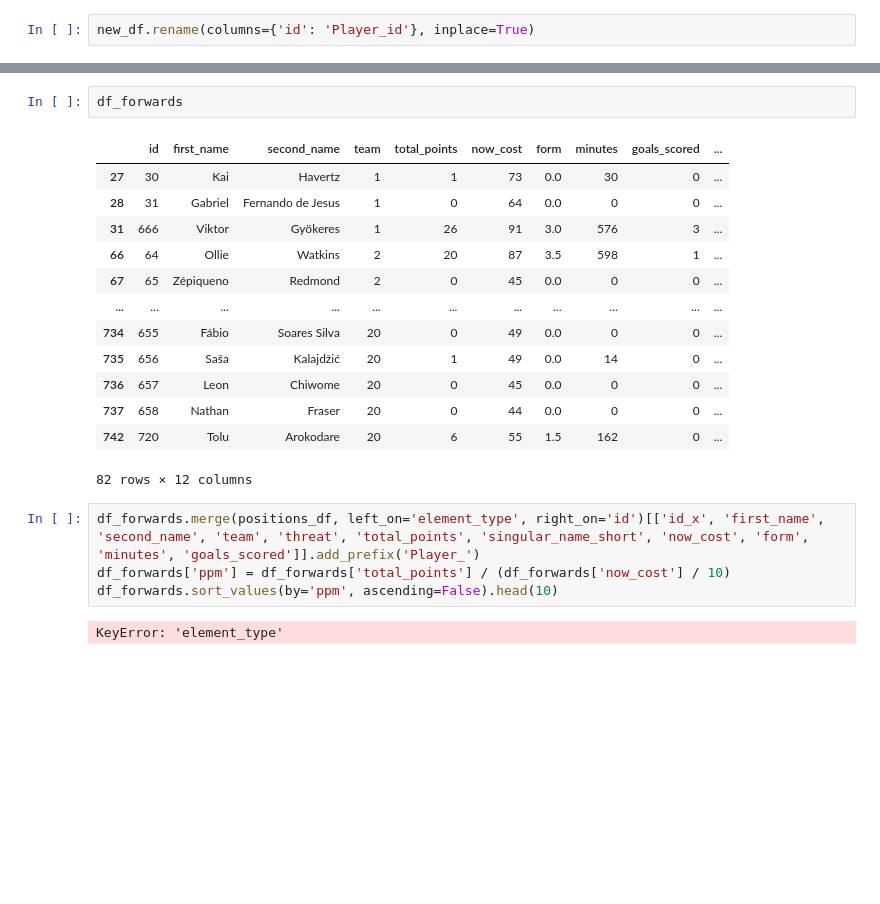
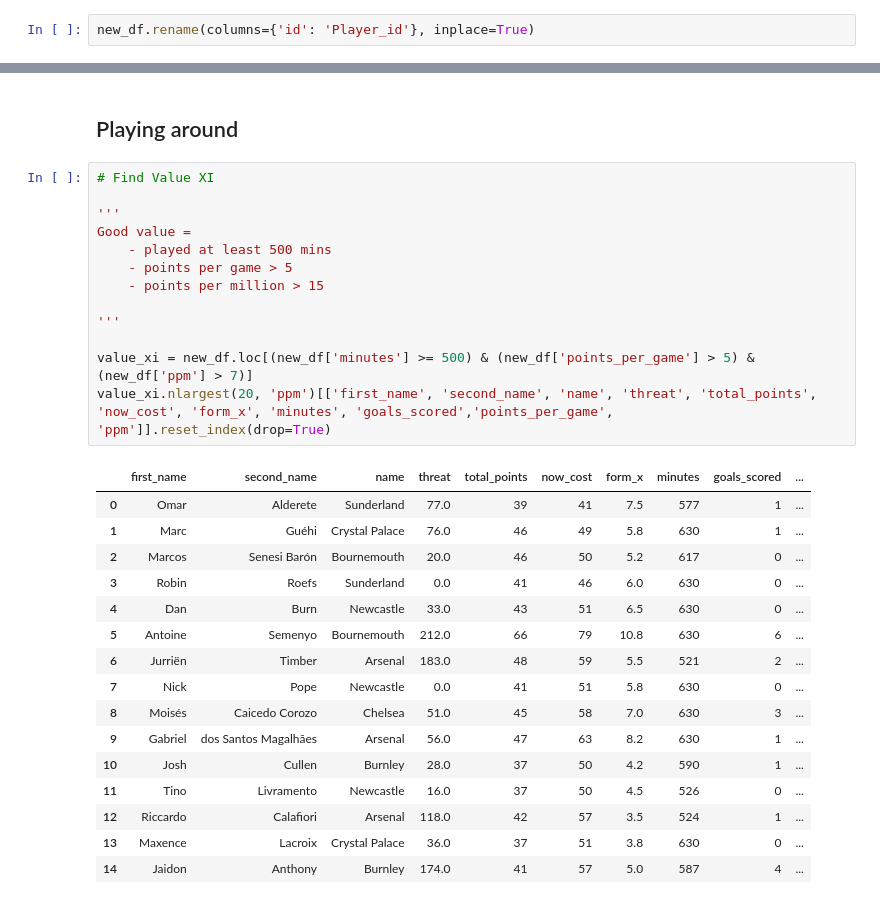
Before and after one commit to atharva-patade/fpl-eda, a Jupyter notebook: 01-FPL-players-teams-exploring.ipynb, the cells around one changed output, grey strips where cells are left out. Drawn from its saved outputs; the diff is of its cells as text; blank space fills up the shorter version.

```diff
--- a/01-FPL-players-teams-exploring.ipynb
+++ b/01-FPL-players-teams-exploring.ipynb
@@ -628,22 +646,32 @@ new_df.sort_values(by='ppm', ascending=False)
-# %%
-df_forwards
-# %% [output]
-|  | id | first_name | second_name | team | total_points | now_cost | form | minutes | goals_scored | ... |
-| 27 | 30 | Kai | Havertz | 1 | 1 | 73 | 0.0 | 30 | 0 | ... |
-| 28 | 31 | Gabriel | Fernando de Jesus | 1 | 0 | 64 | 0.0 | 0 | 0 | ... |
-| 31 | 666 | Viktor | Gyökeres | 1 | 26 | 91 | 3.0 | 576 | 3 | ... |
-| 66 | 64 | Ollie | Watkins | 2 | 20 | 87 | 3.5 | 598 | 1 | ... |
-| 67 | 65 | Zépiqueno | Redmond | 2 | 0 | 45 | 0.0 | 0 | 0 | ... |
-| ... | ... | ... | ... | ... | ... | ... | ... | ... | ... | ... |
-| 734 | 655 | Fábio | Soares Silva | 20 | 0 | 49 | 0.0 | 0 | 0 | ... |
-| 735 | 656 | Saša | Kalajdžić | 20 | 1 | 49 | 0.0 | 14 | 0 | ... |
-| 736 | 657 | Leon | Chiwome | 20 | 0 | 45 | 0.0 | 0 | 0 | ... |
-| 737 | 658 | Nathan | Fraser | 20 | 0 | 44 | 0.0 | 0 | 0 | ... |
-| 742 | 720 | Tolu | Arokodare | 20 | 6 | 55 | 1.5 | 162 | 0 | ... |
-82 rows × 12 columns
+# %% [markdown]
+## Playing around
 # %%
-df_forwards.merge(positions_df, left_on='element_type', right_on='id')[['id_x', 'first_name', 'second_name', 'team', 'threat', 'total_points', 'singular_name_short', 'now_cost', 'form', 'minutes', 'goals_scored']].add_prefix('Player_')
-df_forwards['ppm'] = df_forwards['total_points'] / (df_forwards['now_cost'] / 10)
-df_forwards.sort_values(by='ppm', ascending=False).head(10)
+# Find Value XI
+
+'''
+Good value =
+    - played at least 500 mins
+    - points per game > 5
+    - points per million > 15
+
+'''
+
+value_xi = new_df.loc[(new_df['minutes'] >= 500) & (new_df['points_per_game'] > 5) & (new_df['ppm'] > 7)]
+value_xi.nlargest(20, 'ppm')[['first_name', 'second_name', 'name', 'threat', 'total_points', 'now_cost', 'form_x', 'minutes', 'goals_scored','points_per_game', 'ppm']].reset_index(drop=True)
 # %% [output]
-KeyError: 'element_type'
+|  | first_name | second_name | name | threat | total_points | now_cost | form_x | minutes | goals_scored | ... |
+| 0 | Omar | Alderete | Sunderland | 77.0 | 39 | 41 | 7.5 | 577 | 1 | ... |
+| 1 | Marc | Guéhi | Crystal Palace | 76.0 | 46 | 49 | 5.8 | 630 | 1 | ... |
+| 2 | Marcos | Senesi Barón | Bournemouth | 20.0 | 46 | 50 | 5.2 | 617 | 0 | ... |
+| 3 | Robin | Roefs | Sunderland | 0.0 | 41 | 46 | 6.0 | 630 | 0 | ... |
+| 4 | Dan | Burn | Newcastle | 33.0 | 43 | 51 | 6.5 | 630 | 0 | ... |
+| 5 | Antoine | Semenyo | Bournemouth | 212.0 | 66 | 79 | 10.8 | 630 | 6 | ... |
+| 6 | Jurriën | Timber | Arsenal | 183.0 | 48 | 59 | 5.5 | 521 | 2 | ... |
+| 7 | Nick | Pope | Newcastle | 0.0 | 41 | 51 | 5.8 | 630 | 0 | ... |
+| 8 | Moisés | Caicedo Corozo | Chelsea | 51.0 | 45 | 58 | 7.0 | 630 | 3 | ... |
+| 9 | Gabriel | dos Santos Magalhães | Arsenal | 56.0 | 47 | 63 | 8.2 | 630 | 1 | ... |
+| 10 | Josh | Cullen | Burnley | 28.0 | 37 | 50 | 4.2 | 590 | 1 | ... |
+| 11 | Tino | Livramento | Newcastle | 16.0 | 37 | 50 | 4.5 | 526 | 0 | ... |
+| 12 | Riccardo | Calafiori | Arsenal | 118.0 | 42 | 57 | 3.5 | 524 | 1 | ... |
+| 13 | Maxence | Lacroix | Crystal Palace | 36.0 | 37 | 51 | 3.8 | 630 | 0 | ... |
+| 14 | Jaidon | Anthony | Burnley | 174.0 | 41 | 57 | 5.0 | 587 | 4 | ... |
```
Also changed, not shown: parts of 16 cells of this notebook.
